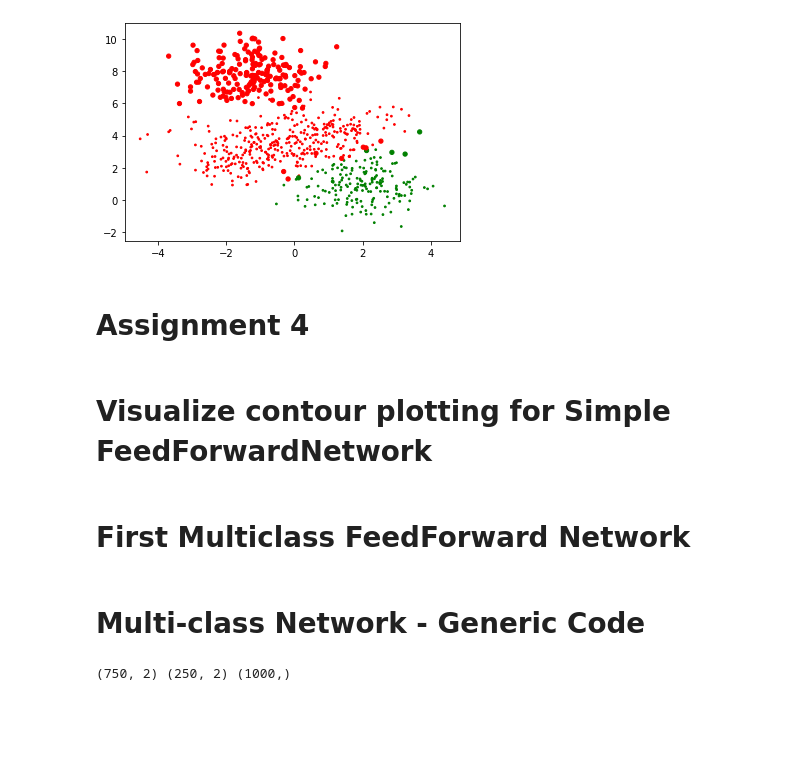
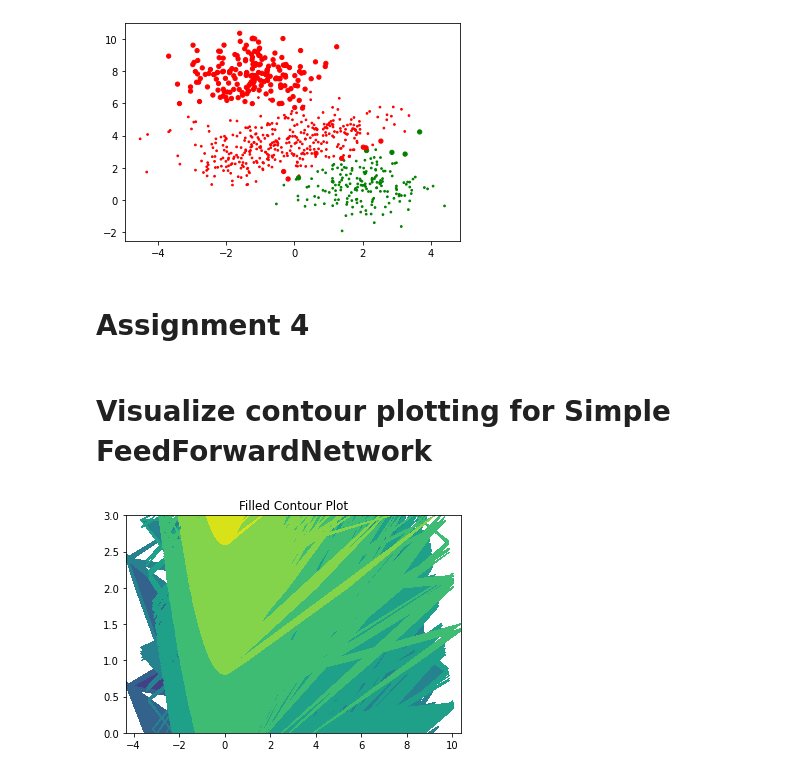
Before and after one commit to ShrayankM/Deep-Learning-Lab, a Jupyter notebook: 122122018 Vidya/DL Assignment 3+4/FeedForwardNetwork.ipynb, the cells around one changed output. Drawn from its saved outputs; the diff is of its cells as text; code cells hidden in the pictures; blank space fills up the shorter version.

```diff
--- a/122122018 Vidya/DL Assignment 3+4/FeedForwardNetwork.ipynb
+++ b/122122018 Vidya/DL Assignment 3+4/FeedForwardNetwork.ipynb
@@ -411,23 +411,22 @@ plt.scatter(X_train[:,0], X_train[:,1], c=Y_pred_binarised_train, cmap=my_cmap,
 plt.show()
 # %% [output]
 [figure]
-# %% [markdown]
-# Assignment 4
+# %% [markdown]
+# Assignment 4
 # %% [markdown]
 # Visualize contour plotting for Simple FeedForwardNetwork
 # %%
 # Creating 2-D grid of features
 [X, Y] = np.meshgrid(X_train, Y_train)
 
 fig, ax = plt.subplots(1, 1)
 
-Z = np.cos(X / 2) + np.sin(Y / 4)
 
 # plots filled contour plot
 ax.contourf(X, Y, Z)
 
 ax.set_title('Filled Contour Plot')
 
 plt.show()
+# %% [output]
+[figure, added]
-# %% [markdown]
-# First Multiclass FeedForward Network
@@ -473,2 +432,0 @@ class FirstFFNetwork:
-# %% [markdown]
-# Multi-class Network - Generic Code
@@ -575,5 +432,0 @@ class FFSN_MultiClass:
-# %%
-X_train, X_val, Y_train, Y_val = train_test_split(data, labels_orig, stratify=labels_orig, random_state=0)
-print(X_train.shape, X_val.shape, labels_orig.shape)
-# %% [output]
-(750, 2) (250, 2) (1000,)
```
Also changed, not shown: parts of 17 cells of this notebook.
